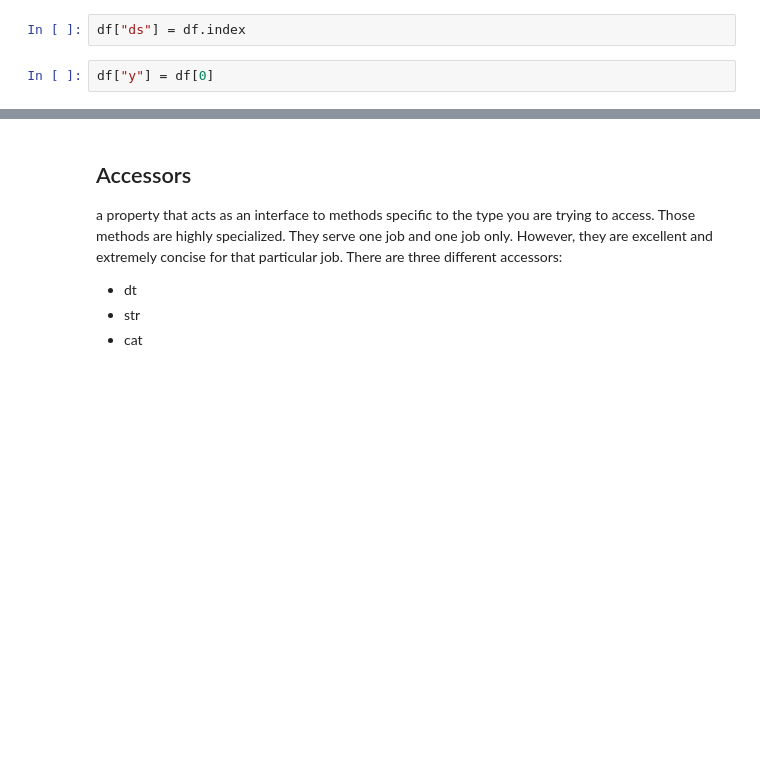
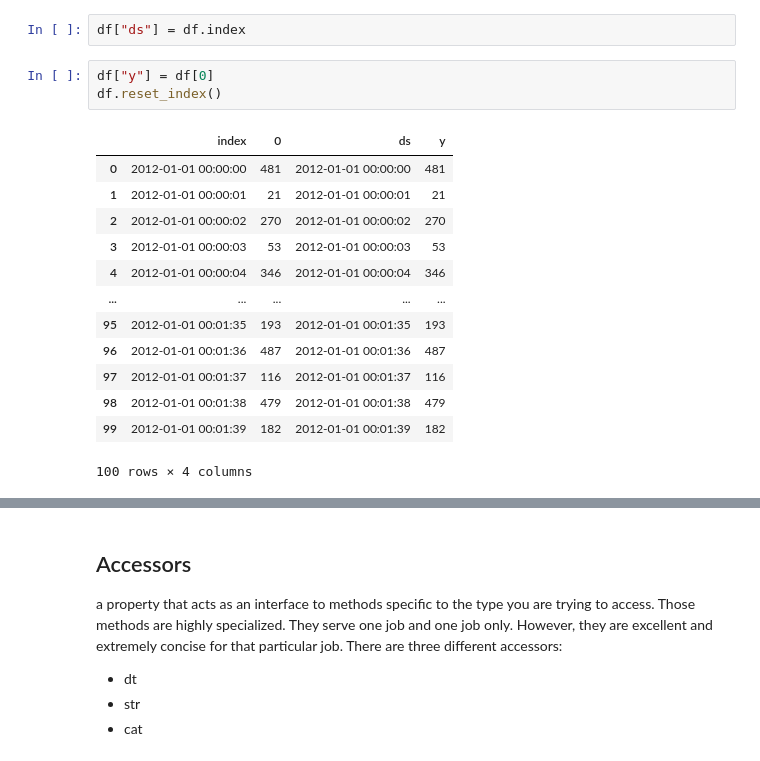
Before and after one commit to RedOx22/real-world-machine-learning, a Jupyter notebook: pandas_advanced_techniques.ipynb, the cells around one changed output, grey strips where cells are left out. Drawn from its saved outputs; the diff is of its cells as text; blank space fills up the shorter version.

```diff
--- a/pandas_advanced_techniques.ipynb
+++ b/pandas_advanced_techniques.ipynb
@@ -805,6 +806,21 @@ df = pd.DataFrame(ts)
 df["ds"] = df.index
 # %%
 df["y"] = df[0]
+df.reset_index()
+# %% [output]
+|  | index | 0 | ds | y |
+| 0 | 2012-01-01 00:00:00 | 481 | 2012-01-01 00:00:00 | 481 |
+| 1 | 2012-01-01 00:00:01 | 21 | 2012-01-01 00:00:01 | 21 |
+| 2 | 2012-01-01 00:00:02 | 270 | 2012-01-01 00:00:02 | 270 |
+| 3 | 2012-01-01 00:00:03 | 53 | 2012-01-01 00:00:03 | 53 |
+| 4 | 2012-01-01 00:00:04 | 346 | 2012-01-01 00:00:04 | 346 |
+| ... | ... | ... | ... | ... |
+| 95 | 2012-01-01 00:01:35 | 193 | 2012-01-01 00:01:35 | 193 |
+| 96 | 2012-01-01 00:01:36 | 487 | 2012-01-01 00:01:36 | 487 |
+| 97 | 2012-01-01 00:01:37 | 116 | 2012-01-01 00:01:37 | 116 |
+| 98 | 2012-01-01 00:01:38 | 479 | 2012-01-01 00:01:38 | 479 |
+| 99 | 2012-01-01 00:01:39 | 182 | 2012-01-01 00:01:39 | 182 |
+100 rows × 4 columns
 # %%
 df
 # %% [output]
```
Also changed, not shown: parts of 16 cells of this notebook.
